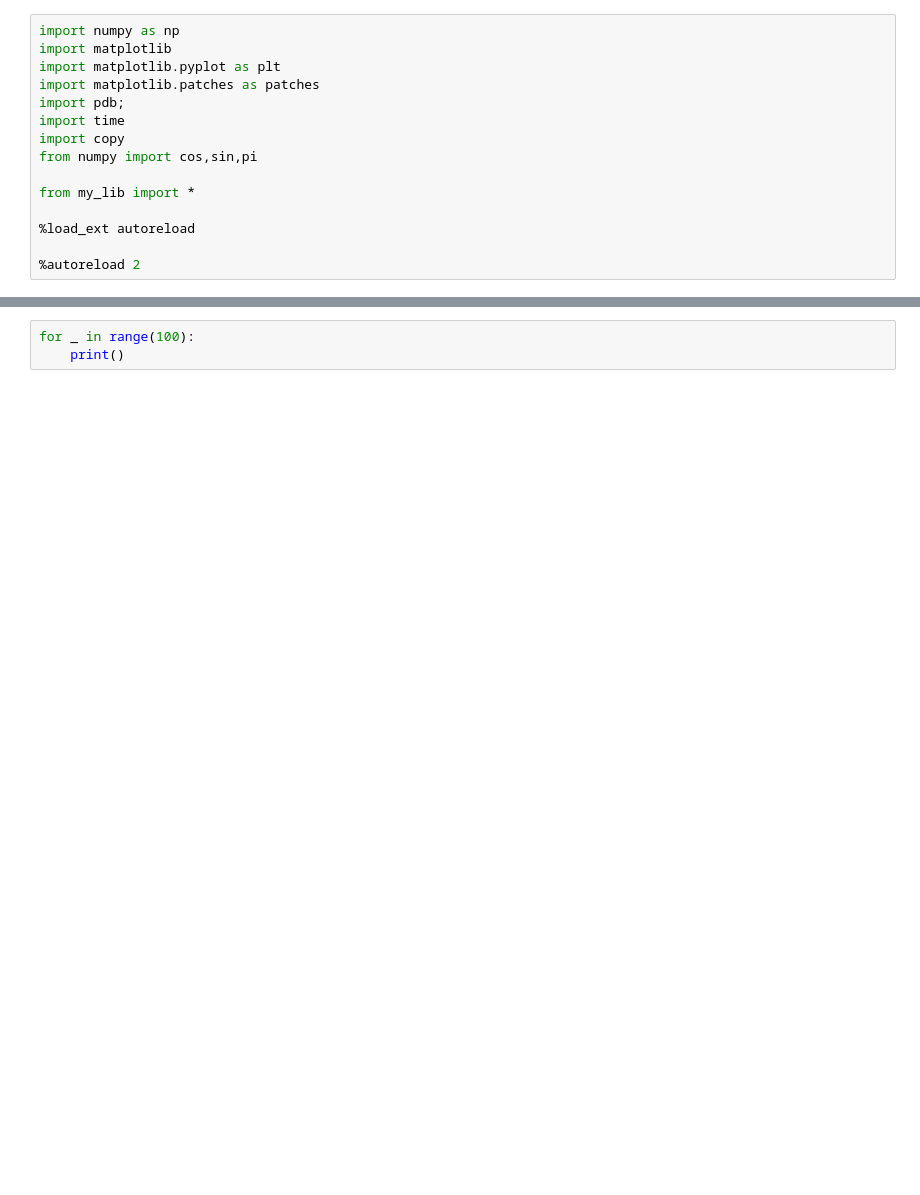
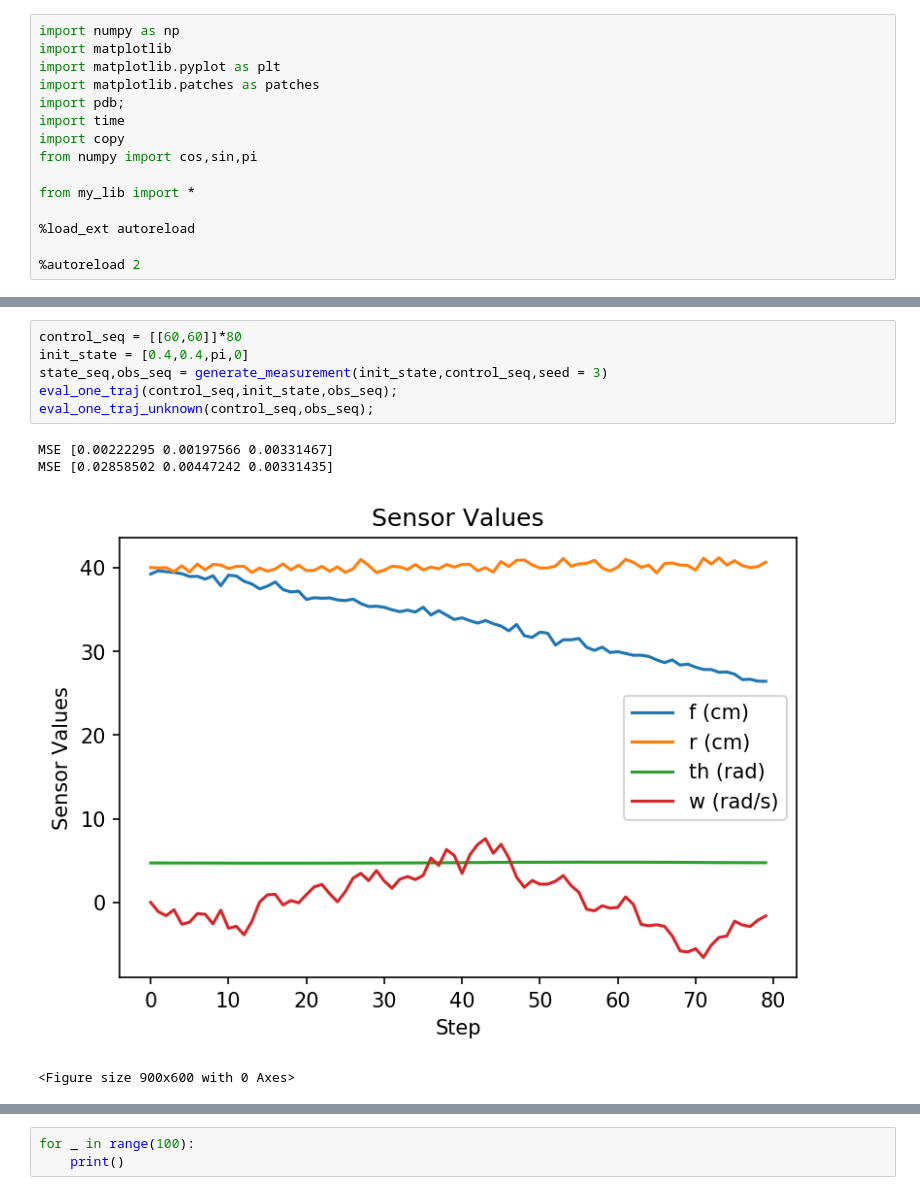
Before and after one commit to samer1248/ECE209AS-Lab3, a Jupyter notebook: project3_tests.ipynb, the cells around one changed output, grey strips where cells are left out. Saved outputs shown, nothing was run; the diff lists cells and outputs as text; blank space fills up the shorter version.

```diff
--- a/project3_tests.ipynb
+++ b/project3_tests.ipynb
@@ -122,0 +123,11 @@ MSE [0.08677895 0.24690048 0.02273615]
+# %%
+control_seq = [[60,60]]*80
+init_state = [0.4,0.4,pi,0]
+state_seq,obs_seq = generate_measurement(init_state,control_seq,seed = 3)
+eval_one_traj(control_seq,init_state,obs_seq);
+eval_one_traj_unknown(control_seq,obs_seq);
+# %% [output]
+MSE [0.00222295 0.00197566 0.00331467]
+MSE [0.02858502 0.00447242 0.00331435]
+[figure, added]
+<Figure size 900x600 with 0 Axes>
```
Also changed, not shown: parts of 9 cells of this notebook, 4 other files.
